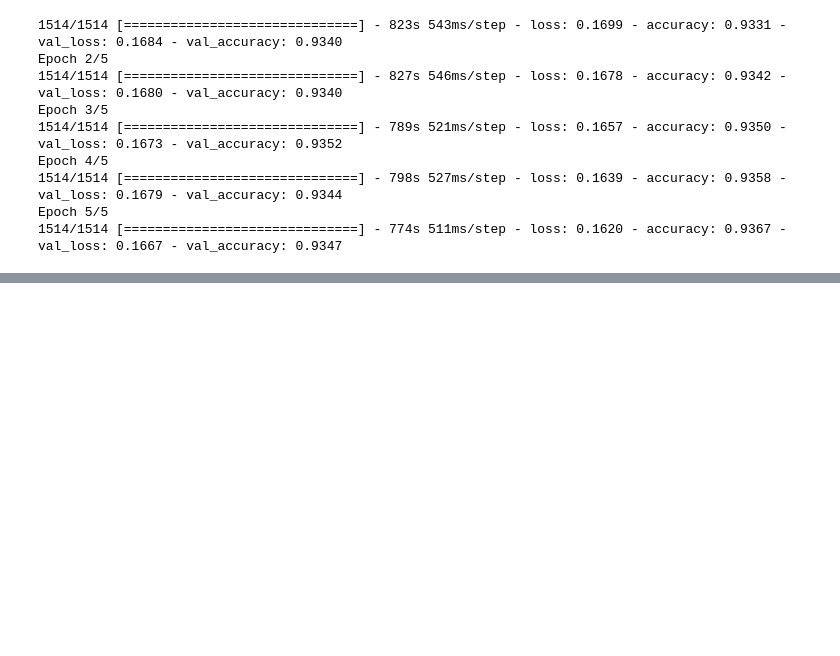
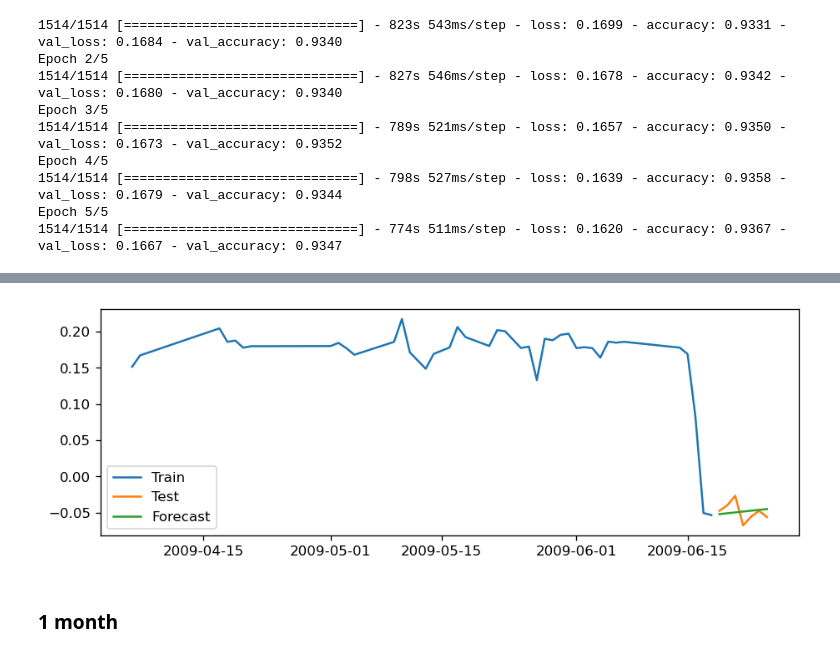
Before and after one commit to aytenkermencct/CA2_TweetAnalysis, a Jupyter notebook: TweetAnalysis.ipynb, the cells around one changed output, grey strips where cells are left out. Cells and saved outputs as stored; diff of their text form; code cells hidden in the pictures; blank space fills up the shorter version.

```diff
--- a/TweetAnalysis.ipynb
+++ b/TweetAnalysis.ipynb
@@ -1047,0 +1277,11 @@ Warnings:
+# %%
+# Plot the results
+plt.plot(train.index, train.values, label='Train')
+plt.plot(test.index, test.values, label='Test')
+plt.plot(test.index, forecast.predicted_mean, label='Forecast')
+plt.legend()
+plt.show()
+# %% [output]
+[figure, added]
+# %% [markdown]
+### 1 month
```
Also changed, not shown: parts of 56 cells of this notebook.
